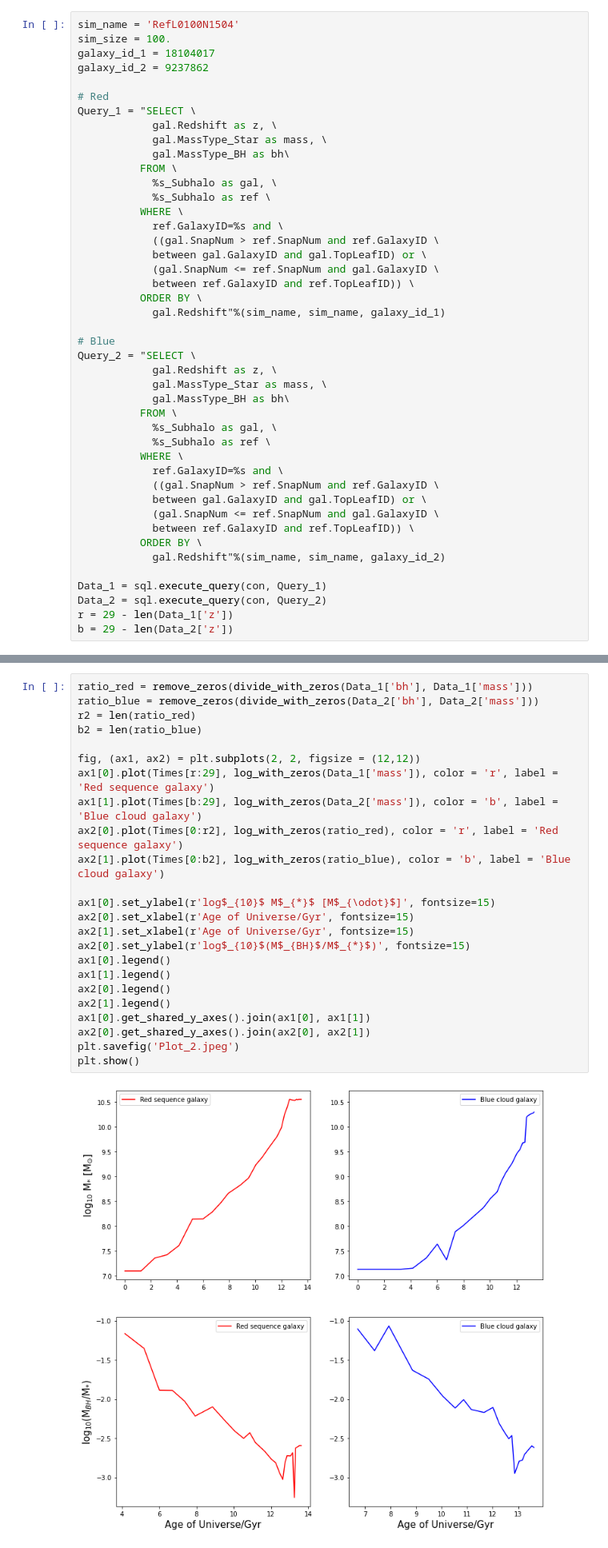
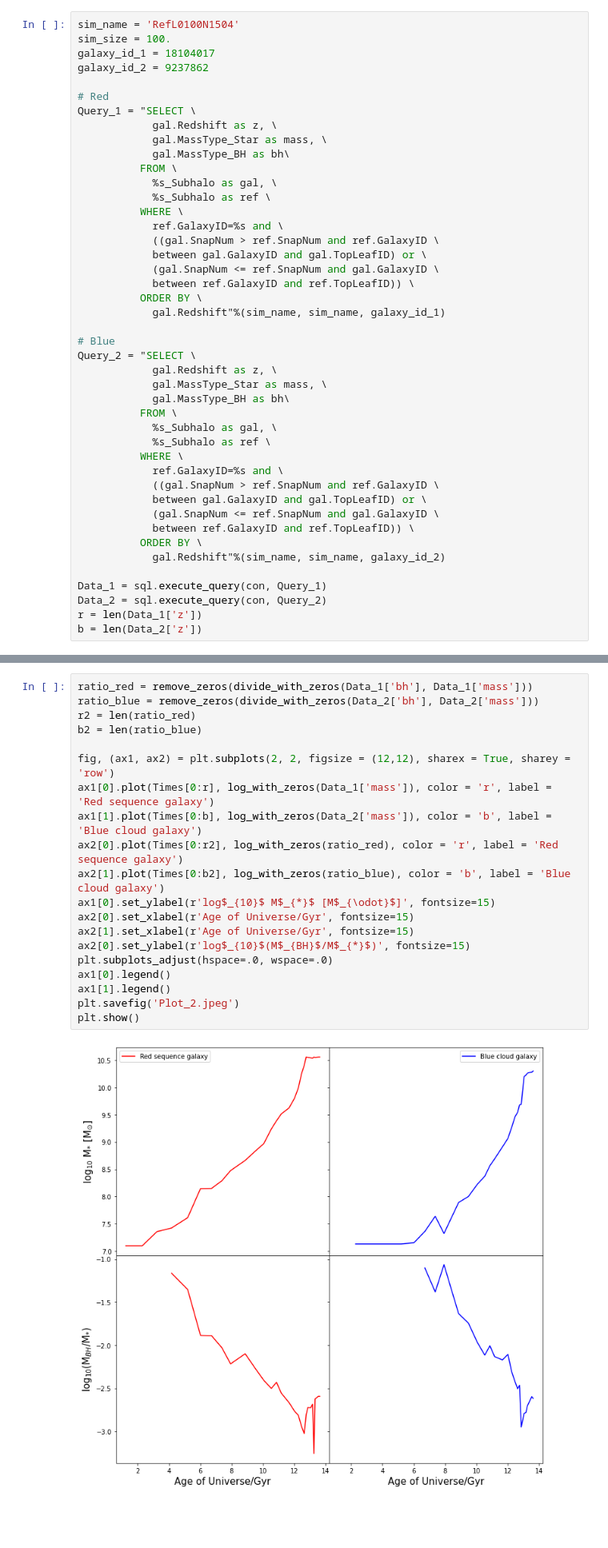
Before and after one commit to xvh422/L4-Project, a Jupyter notebook: Merger.ipynb, the cells around one changed output, grey strips where cells are left out. Shown: that part at 80% size. Saved outputs shown, nothing was run; the diff lists cells and outputs as text; blank space fills up the shorter version.

```diff
--- a/Merger.ipynb
+++ b/Merger.ipynb
@@ -104,8 +105,8 @@ Query_2 = "SELECT \
 
 Data_1 = sql.execute_query(con, Query_1)
 Data_2 = sql.execute_query(con, Query_2)
-r = 29 - len(Data_1['z'])
-b = 29 - len(Data_2['z'])
+r = len(Data_1['z'])
+b = len(Data_2['z'])
 # %%
 def log_with_zeros(data): # Replaces zeroes with the smallest nonzero value.
   logs = np.empty(len(data))
@@ -145,26 +146,22 @@ Times = np.array([13.62, 13.53, 13.32, 13.25, 13.16, 13.04, 12.86, 12.75, 12.63,
 # %%
 ratio_red = remove_zeros(divide_with_zeros(Data_1['bh'], Data_1['mass']))
 ratio_blue = remove_zeros(divide_with_zeros(Data_2['bh'], Data_2['mass']))
 r2 = len(ratio_red)
 b2 = len(ratio_blue)
 
-fig, (ax1, ax2) = plt.subplots(2, 2, figsize = (12,12))
-ax1[0].plot(Times[r:29], log_with_zeros(Data_1['mass']), color = 'r', label = 'Red sequence galaxy')
-ax1[1].plot(Times[b:29], log_with_zeros(Data_2['mass']), color = 'b', label = 'Blue cloud galaxy')
+fig, (ax1, ax2) = plt.subplots(2, 2, figsize = (12,12), sharex = True, sharey = 'row')
+ax1[0].plot(Times[0:r], log_with_zeros(Data_1['mass']), color = 'r', label = 'Red sequence galaxy')
+ax1[1].plot(Times[0:b], log_with_zeros(Data_2['mass']), color = 'b', label = 'Blue cloud galaxy')
 ax2[0].plot(Times[0:r2], log_with_zeros(ratio_red), color = 'r', label = 'Red sequence galaxy')
 ax2[1].plot(Times[0:b2], log_with_zeros(ratio_blue), color = 'b', label = 'Blue cloud galaxy')
-
 ax1[0].set_ylabel(r'log$_{10}$ M$_{*}$ [M$_{\odot}$]', fontsize=15)
 ax2[0].set_xlabel(r'Age of Universe/Gyr', fontsize=15)
 ax2[1].set_xlabel(r'Age of Universe/Gyr', fontsize=15)
 ax2[0].set_ylabel(r'log$_{10}$(M$_{BH}$/M$_{*}$)', fontsize=15)
+plt.subplots_adjust(hspace=.0, wspace=.0)
 ax1[0].legend()
 ax1[1].legend()
-ax2[0].legend()
-ax2[1].legend()
-ax1[0].get_shared_y_axes().join(ax1[0], ax1[1])
-ax2[0].get_shared_y_axes().join(ax2[0], ax2[1])
 plt.savefig('Plot_2.jpeg')
 plt.show()
 # %% [output]
-[figure, old version]
+[figure, new version]
```
Also changed, not shown: parts of 1 cell of this notebook.
